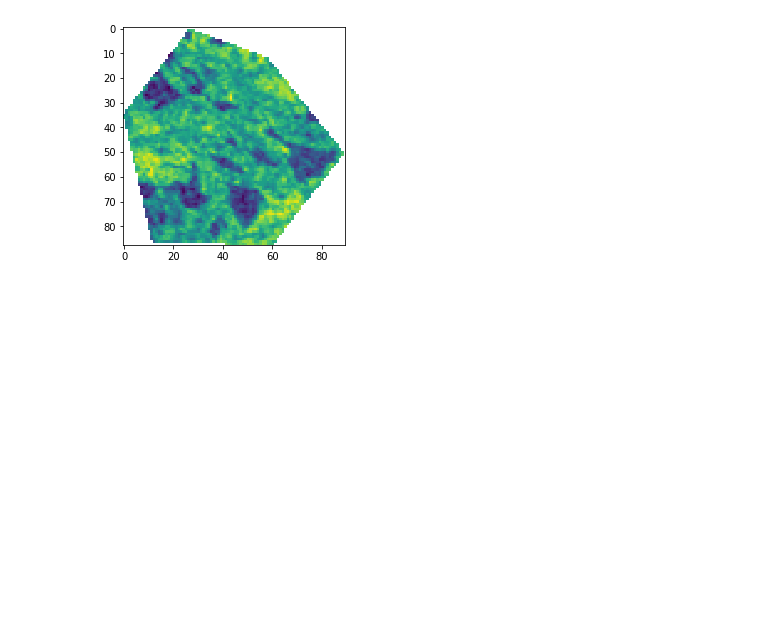
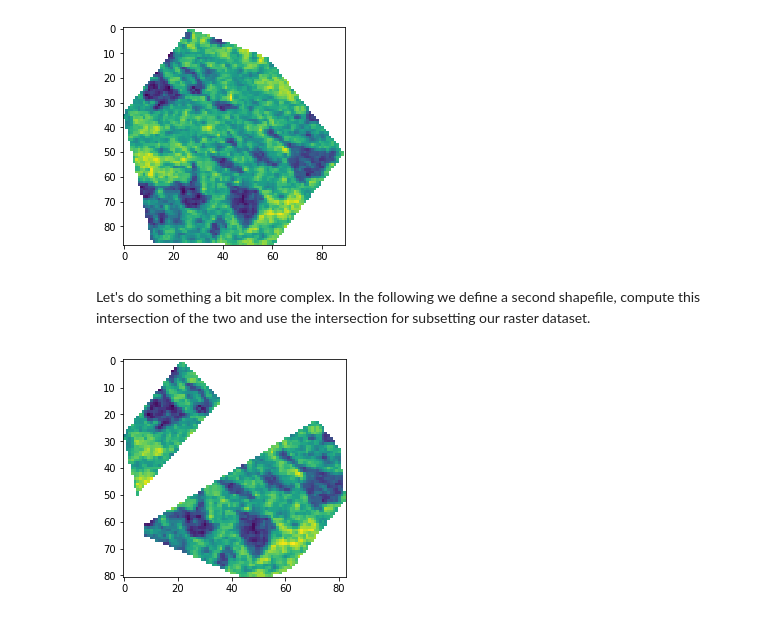
Before and after one commit to johntruckenbrodt/spatialist, a Jupyter notebook: spatialist_tutorial.ipynb, the cells around one changed output. Saved outputs shown, nothing was run; the diff lists cells and outputs as text; code cells hidden in the pictures; blank space fills up the shorter version.

Commit message:
[notebook] included example of Vector intersection for Raster subsetting

```diff
--- a/spatialist_tutorial.ipynb
+++ b/spatialist_tutorial.ipynb
@@ -66,3 +66,17 @@ with Raster(dataset) as ras:
             plt.show()
 # %% [output]
 [figure]
+# %% [markdown]
+Let's do something a bit more complex. In the following we define a second shapefile, compute this intersection of the two and use the intersection for subsetting our raster dataset.
+# %%
+from spatialist.vector import intersect
+shp2 = 'tutorial_data/subset2.shp'
+with Raster(dataset) as ras:
+    with Vector(shapefile) as vec1:
+        with Vector(shp2) as vec2:
+            with intersect(vec1, vec2) as inter:
+                with ras[inter] as sub:
+                    plt.imshow(sub.matrix(band=1))
+                    plt.show()
+# %% [output]
+[figure, added]
```
